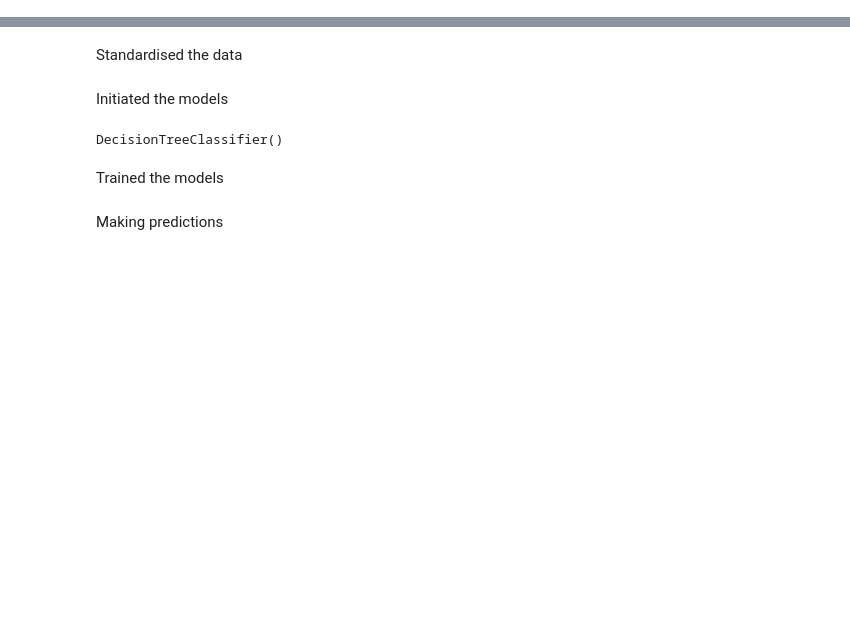
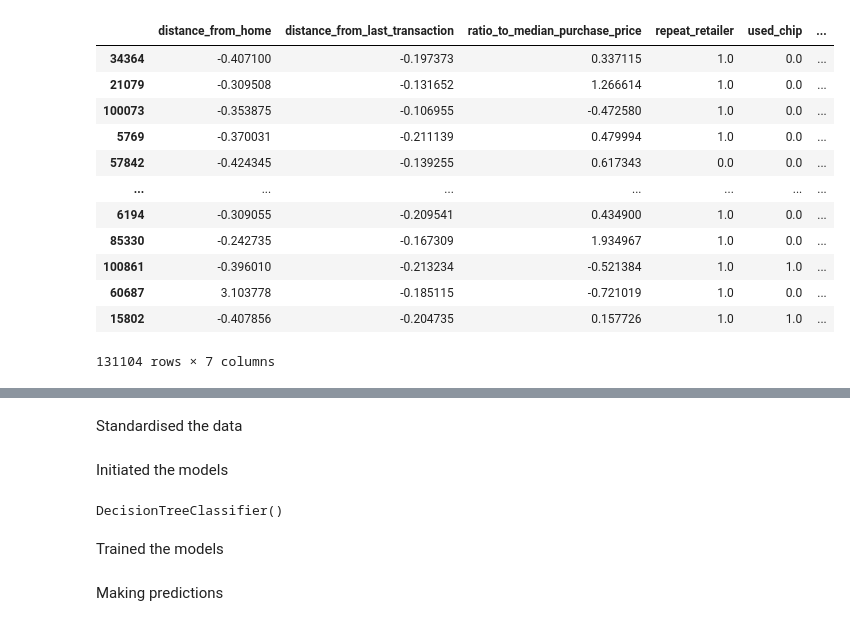
Before and after one commit to Ankourii/Fraud_prediction, a Jupyter notebook: notebooks/model.ipynb, the cells around one changed output, grey strips where cells are left out. Saved outputs shown, nothing was run; the diff lists cells and outputs as text; code cells hidden in the pictures; blank space fills up the shorter version.

```diff
--- a/notebooks/model.ipynb
+++ b/notebooks/model.ipynb
@@ -43,3 +54,19 @@ escalador.fit(X_train[['distance_from_home', 'distance_from_last_transaction', '
 
 X_train[['distance_from_home', 'distance_from_last_transaction', 'ratio_to_median_purchase_price']] = escalador.transform(X_train[['distance_from_home', 'distance_from_last_transaction', 'ratio_to_median_purchase_price']])
 X_test[['distance_from_home', 'distance_from_last_transaction', 'ratio_to_median_purchase_price']] = escalador.transform(X_test[['distance_from_home', 'distance_from_last_transaction', 'ratio_to_median_purchase_price']])
+# %%
+X_train
+# %% [output]
+|  | distance_from_home | distance_from_last_transaction | ratio_to_median_purchase_price | repeat_retailer | used_chip | ... |
+| 34364 | -0.407100 | -0.197373 | 0.337115 | 1.0 | 0.0 | ... |
+| 21079 | -0.309508 | -0.131652 | 1.266614 | 1.0 | 0.0 | ... |
+| 100073 | -0.353875 | -0.106955 | -0.472580 | 1.0 | 0.0 | ... |
+| 5769 | -0.370031 | -0.211139 | 0.479994 | 1.0 | 0.0 | ... |
+| 57842 | -0.424345 | -0.139255 | 0.617343 | 0.0 | 0.0 | ... |
+| ... | ... | ... | ... | ... | ... | ... |
+| 6194 | -0.309055 | -0.209541 | 0.434900 | 1.0 | 0.0 | ... |
+| 85330 | -0.242735 | -0.167309 | 1.934967 | 1.0 | 0.0 | ... |
+| 100861 | -0.396010 | -0.213234 | -0.521384 | 1.0 | 1.0 | ... |
+| 60687 | 3.103778 | -0.185115 | -0.721019 | 1.0 | 0.0 | ... |
+| 15802 | -0.407856 | -0.204735 | 0.157726 | 1.0 | 1.0 | ... |
+131104 rows × 7 columns
```
Also changed, not shown: parts of 29 cells of this notebook, 2 other files.
